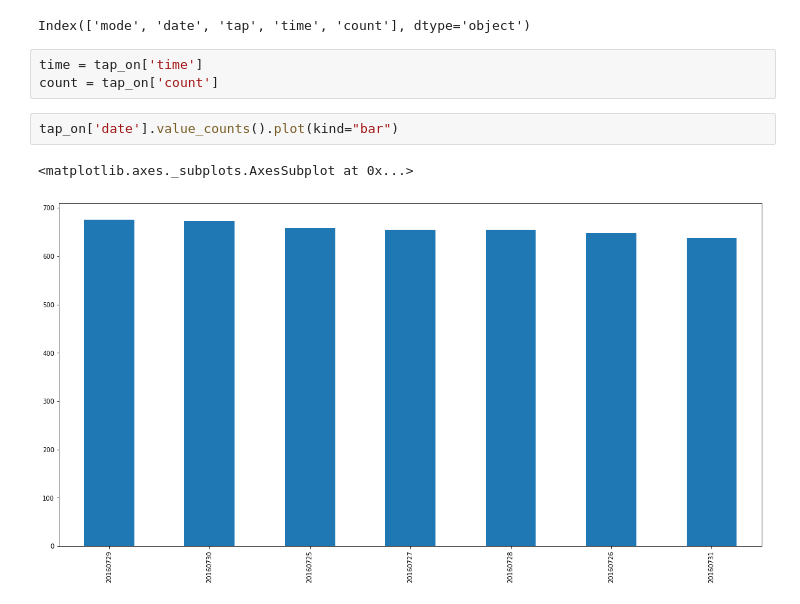
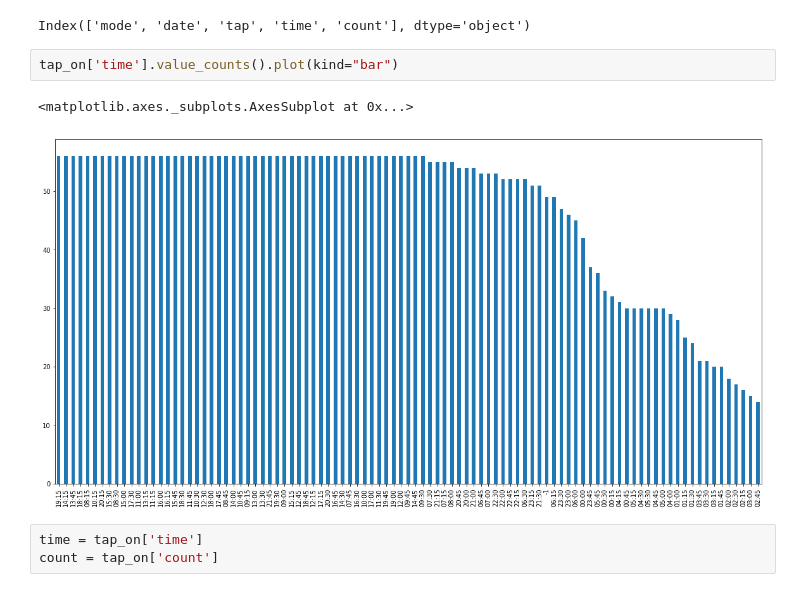
Before and after one commit to Annie677/Dataproject, a Jupyter notebook: The opal card tap on .ipynb, the cells around one changed output. Drawn from its saved outputs; the diff is of its cells as text.

```diff
--- a/The opal card tap on .ipynb
+++ b/The opal card tap on .ipynb
@@ -32,12 +32,12 @@ tap_on.shape
 tap_on.columns
 # %% [output]
 Index(['mode', 'date', 'tap', 'time', 'count'], dtype='object')
+# %%
+tap_on['time'].value_counts().plot(kind="bar")
+# %% [output]
+<matplotlib.axes._subplots.AxesSubplot at 0x...>
+[figure, added]
 # %%
 time = tap_on['time']
 count = tap_on['count']
-# %%
-tap_on['date'].value_counts().plot(kind="bar")
-# %% [output]
-<matplotlib.axes._subplots.AxesSubplot at 0x...>
-[figure, removed]
 # %%
```
Also changed, not shown: parts of 3 cells of this notebook.
